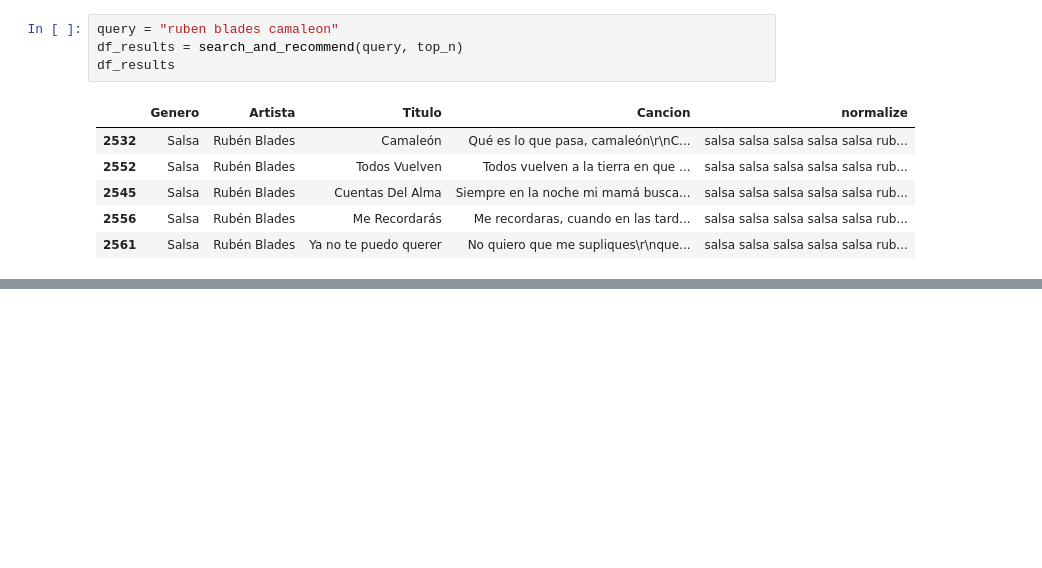
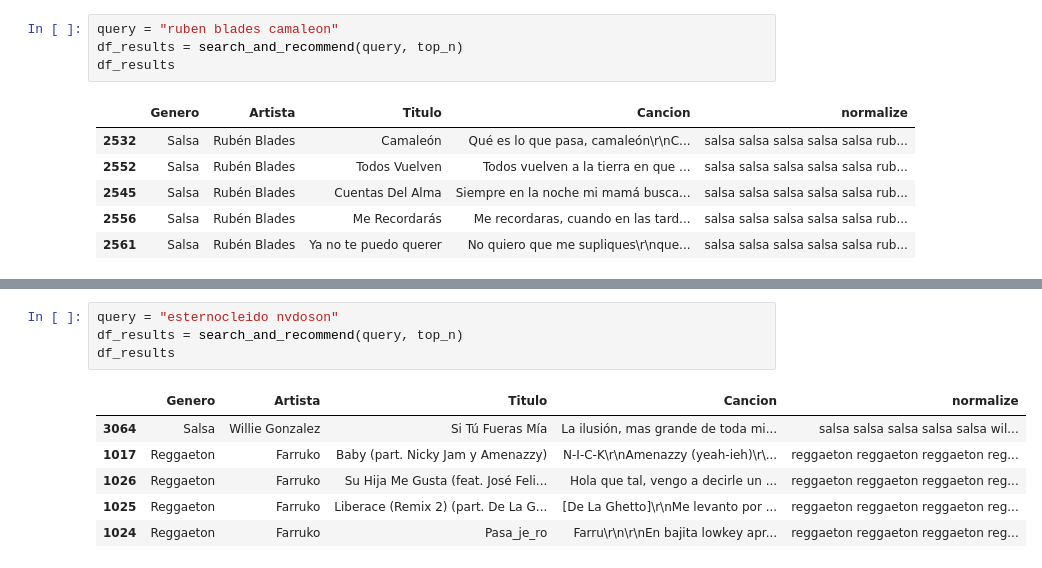
Before and after one commit to candemas97/hgmp-nlp-project, a Jupyter notebook: entregas/entrega1/information_retrieval_tf_idf/information_retrieval_tf_idf.ipynb, the cells around one changed output, grey strips where cells are left out. Drawn from its saved outputs; the diff is of its cells as text; blank space fills up the shorter version.

```diff
--- a/entregas/entrega1/information_retrieval_tf_idf/information_retrieval_tf_idf.ipynb
+++ b/entregas/entrega1/information_retrieval_tf_idf/information_retrieval_tf_idf.ipynb
@@ -237,0 +260,11 @@ df_results
+# %%
+query = "esternocleido nvdoson"
+df_results = search_and_recommend(query, top_n)
+df_results
+# %% [output]
+|  | Genero | Artista | Titulo | Cancion | normalize |
+| 3064 | Salsa | Willie Gonzalez | Si Tú Fueras Mía | La ilusión, mas grande de toda mi... | salsa salsa salsa salsa salsa wil... |
+| 1017 | Reggaeton | Farruko | Baby (part. Nicky Jam y Amenazzy) | N-I-C-K\r\nAmenazzy (yeah-ieh)\r\... | reggaeton reggaeton reggaeton reg... |
+| 1026 | Reggaeton | Farruko | Su Hija Me Gusta (feat. José Feli... | Hola que tal, vengo a decirle un ... | reggaeton reggaeton reggaeton reg... |
+| 1025 | Reggaeton | Farruko | Liberace (Remix 2) (part. De La G... | [De La Ghetto]\r\nMe levanto por ... | reggaeton reggaeton reggaeton reg... |
+| 1024 | Reggaeton | Farruko | Pasa_je_ro | Farru\r\n\r\nEn bajita lowkey apr... | reggaeton reggaeton reggaeton reg... |
```
Also changed, not shown: parts of 2 cells of this notebook.
